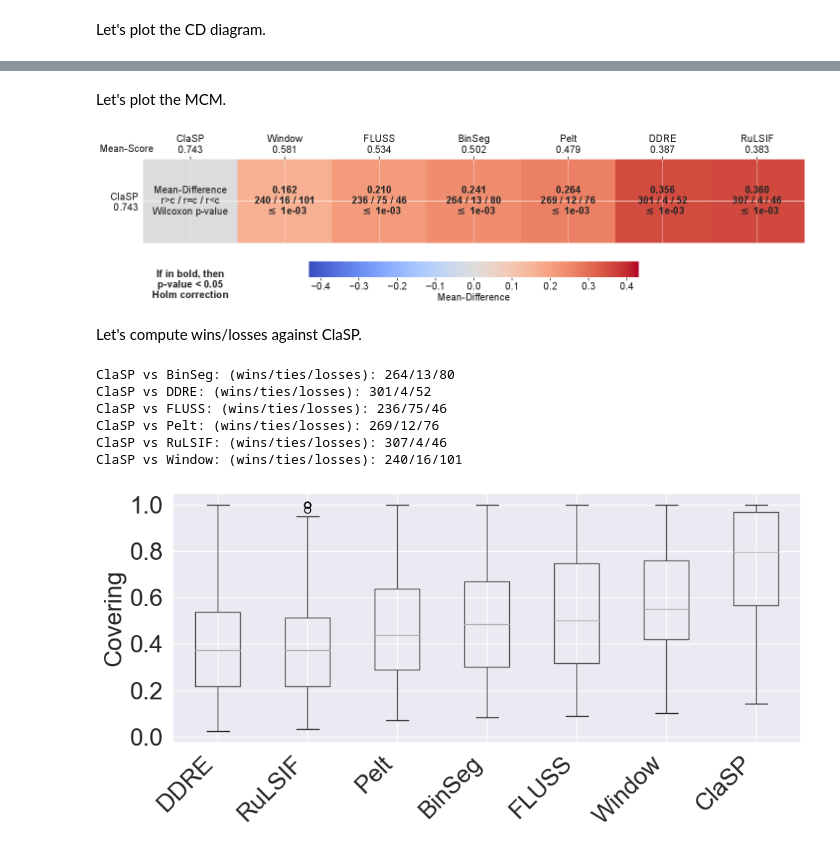
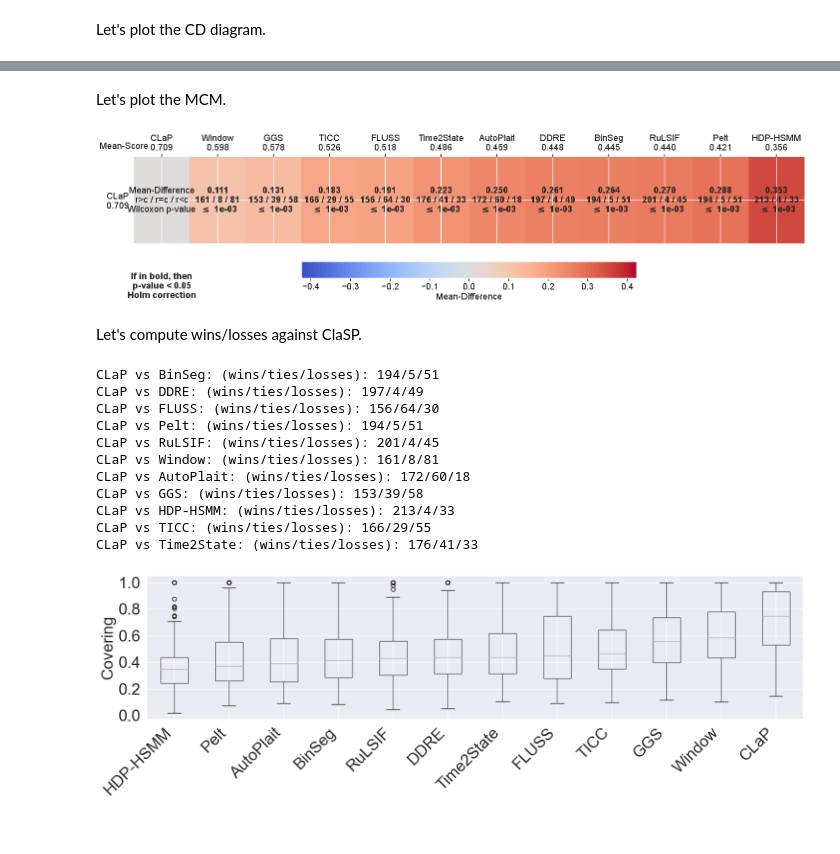
Before and after one commit to ermshaua/classification-label-profile, a Jupyter notebook: notebooks/comparative_analysis/segmentation_competitor_combined.ipynb, the cells around one changed output, grey strips where cells are left out. Cells and saved outputs as stored; diff of their text form; code cells hidden in the pictures.

Commit message:
Current state.

```diff
--- a/notebooks/comparative_analysis/segmentation_competitor_combined.ipynb
+++ b/notebooks/comparative_analysis/segmentation_competitor_combined.ipynb
@@ -35,19 +33,23 @@ eval_score = "covering_score"
 # %% [markdown]
 Let's load the scores from the different methods.
 # %%
-competitors = ["BinSeg", "ClaSP", "DDRE", "FLUSS", "Pelt", "RuLSIF", "Window"]
-datasets = ["UTSA", "TSSB", "HAS"]
+c1 = ["BinSeg", "DDRE", "FLUSS", "Pelt", "RuLSIF", "Window"]
+c2 = ["AutoPlait", "CLaP", "GGS", "HDP-HSMM", "TICC", "Time2State"]
+
+datasets = ["HAS"] #
 methods, dfs = list(), list()
 
-for candidate_name in competitors:
-    methods.append((candidate_name, f"{candidate_name}.csv.gz"))
+for candidate_name in c1:
+    methods.append((candidate_name, "segmentation", f"{candidate_name}.csv.gz"))
 
-for idx, (name, file_name) in enumerate(tqdm(methods)):
+for candidate_name in c2:
+    methods.append((candidate_name, "state_detection", f"{candidate_name}.csv.gz"))
+
+for idx, (name, comp_type, file_name) in enumerate(methods):
     df = []
 
     for d in datasets:
-        df.append(pd.read_csv(f"../../experiments/segmentation/{d}_{file_name}", usecols=["dataset", eval_score],
-                              compression="gzip"))
+        df.append(pd.read_csv(f"../../experiments/{comp_type}/{d}_{file_name}", usecols=["dataset", eval_score], compression="gzip"))
 
     df = pd.concat(df)
     df.sort_values(by="dataset", inplace=True)
@@ -157,5 +170,5 @@ Image(filename=cd_path, resolution=100)
 # %% [markdown]
-Let's plot the MCM.
+ Let's plot the MCM.
 # %%
 dir_path = "../../figures/"
 file_name = "mcm_segmentation_comparative_combined"
@@ -168,18 +181,18 @@ MCM.compare(
     pdf_savename=file_name,
     load_analysis=False,
     pvalue_correction="Holm",
-    row_comparates=("ClaSP",),
+    row_comparates=("CLaP",),
     fig_size=(20,5),
-    font_size=20,
+    font_size=18,
     precision=3
 )
 Image(filename=os.path.join(dir_path, file_name + ".pdf"))
 # %% [output]
-[figure, old version]
+[figure, new version]
 # %% [markdown]
 Let's compute wins/losses against ClaSP.
 # %%
-selection = "ClaSP"
+selection = "CLaP"
 
 for rival in df_scores.columns[1:]:
     if rival == selection: continue
@@ -195,31 +208,36 @@ for rival in df_scores.columns[1:]:
 
     print(f"{selection} vs {rival}: (wins/ties/losses): {wins}/{ties}/{losses}")
 # %% [output]
-ClaSP vs BinSeg: (wins/ties/losses): 264/13/80
-ClaSP vs DDRE: (wins/ties/losses): 301/4/52
-ClaSP vs FLUSS: (wins/ties/losses): 236/75/46
-ClaSP vs Pelt: (wins/ties/losses): 269/12/76
-ClaSP vs RuLSIF: (wins/ties/losses): 307/4/46
-ClaSP vs Window: (wins/ties/losses): 240/16/101
+CLaP vs BinSeg: (wins/ties/losses): 194/5/51
+CLaP vs DDRE: (wins/ties/losses): 197/4/49
+CLaP vs FLUSS: (wins/ties/losses): 156/64/30
+CLaP vs Pelt: (wins/ties/losses): 194/5/51
+CLaP vs RuLSIF: (wins/ties/losses): 201/4/45
+CLaP vs Window: (wins/ties/losses): 161/8/81
+CLaP vs AutoPlait: (wins/ties/losses): 172/60/18
+CLaP vs GGS: (wins/ties/losses): 153/39/58
+CLaP vs HDP-HSMM: (wins/ties/losses): 213/4/33
+CLaP vs TICC: (wins/ties/losses): 166/29/55
+CLaP vs Time2State: (wins/ties/losses): 176/41/33
 # %%
 fontsize = 24
-_, ax = plt.subplots(figsize=(10, 5))
+_, ax = plt.subplots(figsize=(15, 5))
 
 # sort by median performance
 df_sorted_scores = df_scores[df_scores.iloc[:, 1:].median(axis=0).sort_values().index]
 
 df_sorted_scores.boxplot(ax=ax, rot=90)
 ax.set_ylabel("Covering", fontsize=fontsize)
 
 for tick in ax.xaxis.get_major_ticks():
     tick.label1.set_fontsize(fontsize)
 
 for tick in ax.yaxis.get_major_ticks():
     tick.label1.set_fontsize(fontsize)
 
 ax.set_xticklabels(df_sorted_scores.columns, rotation=45, ha="right")
 ax.set_yticks(np.round(np.arange(0, 1.0 + .2, .2), 1))
 
 plt.savefig(f"../../figures/bp_segmentation_comparative_combined.pdf", bbox_inches="tight")
 # %% [output]
-[figure, old version]
+[figure, new version]
```
Also changed, not shown: parts of 9 cells of this notebook, 15 other files.
